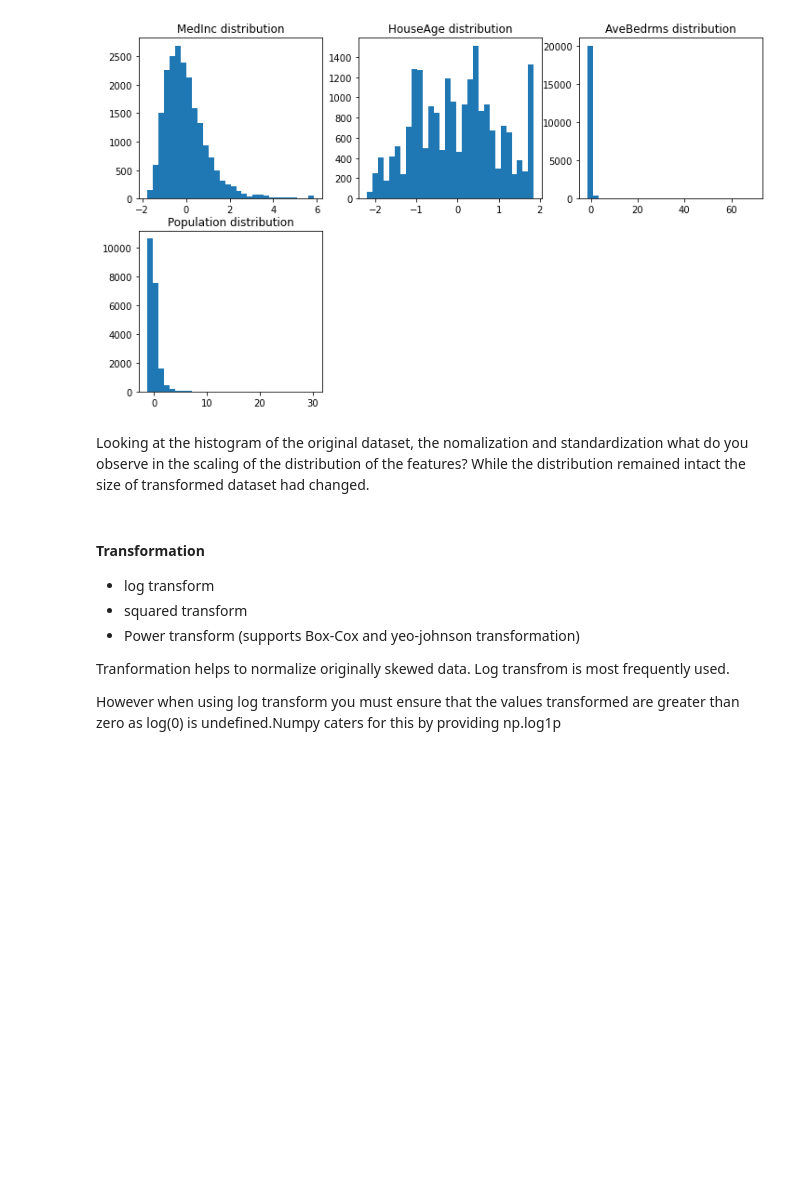
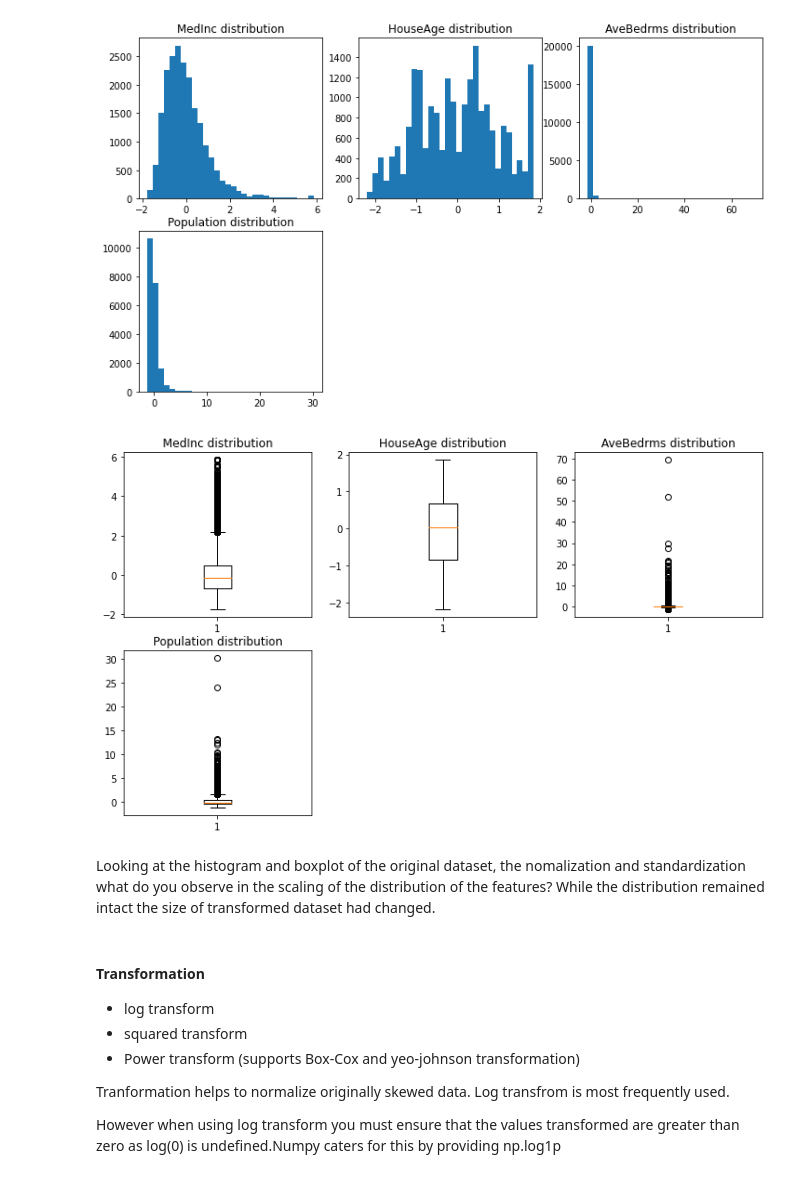
Before and after one commit to DataJediAcademy/Datascience-Track, a Jupyter notebook: Learning Content/Features Engineering.ipynb, the cells around one changed output. Saved outputs shown, nothing was run; the diff lists cells and outputs as text; code cells hidden in the pictures; blank space fills up the shorter version.

```diff
--- a/Learning Content/Features Engineering.ipynb
+++ b/Learning Content/Features Engineering.ipynb
@@ -212,8 +230,17 @@ for x,y in enumerate(df_standardized.columns.tolist()):
     plt.title(y + ' distribution')
 # %% [output]
 [figure]
+# %%
+fig = plt.figure(figsize =(12,7))
+
+for x,y in enumerate(df_standardized.columns.tolist()):
+    plt.subplot(2,3,x+1)
+    plt.boxplot(df_standardized[y])
+    plt.title(y + ' distribution')
+# %% [output]
+[figure, added]
 # %% [markdown]
-Looking at the histogram of the original dataset, the nomalization and standardization what do you observe in the scaling of the distribution of the features? While the distribution remained intact the size of transformed dataset had changed.
+Looking at the histogram and boxplot of the original dataset, the nomalization and standardization what do you observe in the scaling of the distribution of the features? While the distribution remained intact the size of transformed dataset had changed.
 # %% [markdown]
 #### Transformation
 - log transform
```
Also changed, not shown: parts of 23 cells of this notebook.
